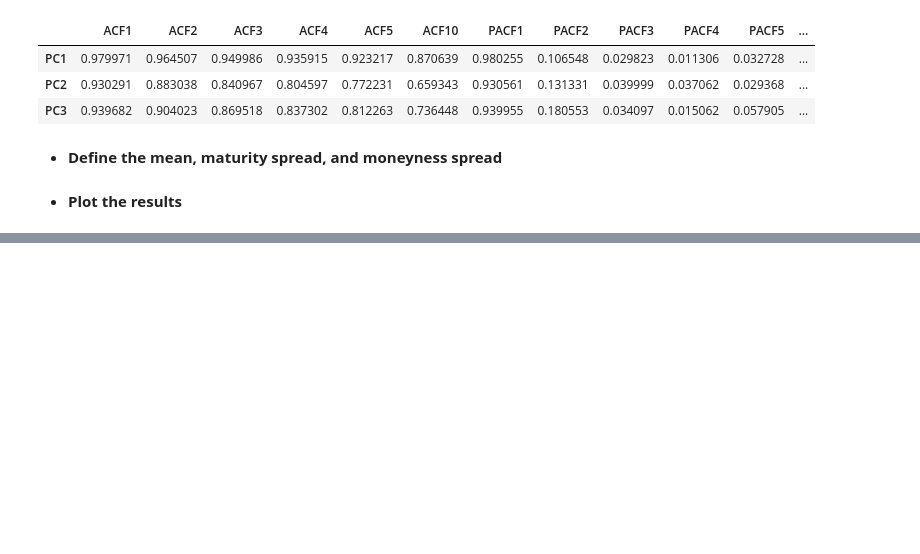
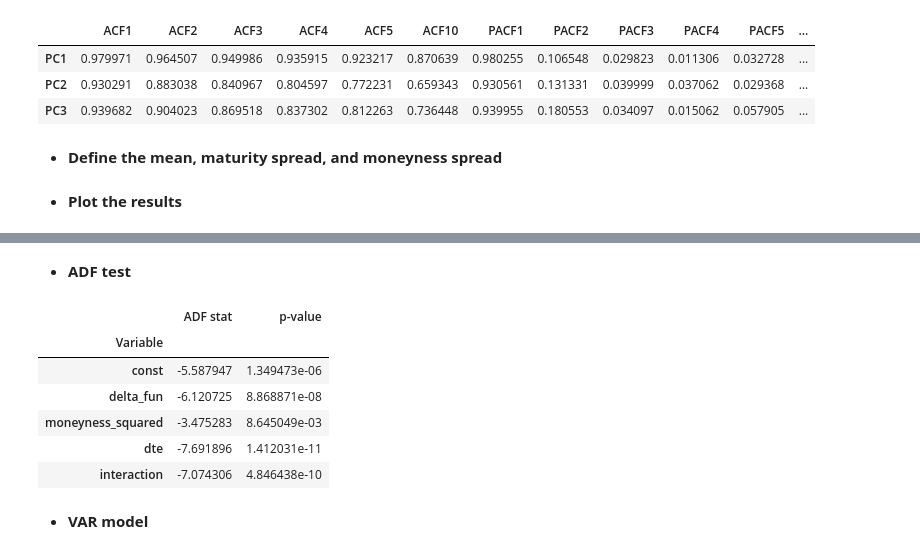
Before and after one commit to euanbronsky8/Thesis, a Jupyter notebook: 2. Prelim. Analysis.ipynb, the cells around one changed output, grey strips where cells are left out. Saved outputs shown, nothing was run; the diff lists cells and outputs as text; code cells hidden in the pictures; blank space fills up the shorter version.

```diff
--- a/2. Prelim. Analysis.ipynb
+++ b/2. Prelim. Analysis.ipynb
@@ -398,0 +449,49 @@ plt.show()
+# %%
+# Set up plotting environment
+fig = plt.figure(figsize = (15, 8))
+
+# Create lists
+colors = ['red', 'orange', 'green', 'red', 'blue']
+linetype = ['-', ':', ':', ':', ':']
+leg = ['Constant', 'Moneyness', f'Moneyness$^2$', 'Maturity', 'Interaction']
+
+# Loop over columns
+for col, color, linetyp, le in zip(betas_scale.columns, colors, linetype, leg):
+    plt.plot(betas_scale[col], label=le, color=color, linestyle = linetyp, linewidth = 0.8)
+
+# Plot the results
+plt.xlabel('Date', fontsize=14)
+plt.ylabel('Betas', fontsize=14)
+plt.title('Plot of static coefficients over time', fontsize=16)
+plt.legend(fontsize=12)
+plt.grid(True, alpha=0.5)
+plt.tight_layout()
+plt.savefig("/Users/euanbronsky/Downloads/betas.pdf", bbox_inches='tight')
+plt.show()
+# %% [markdown]
+- **ADF test**
+# %%
+adf_res = []
+
+# Compute ADF test for each coefficient
+for col in betas.columns:
+    result_adf = adfuller(betas[col])
+    adf_res.append({
+        'Variable': col,
+        'ADF stat': result_adf[0],
+        'p-value': result_adf[1]
+    })
+
+# Store results in dataframe
+adf_df = pd.DataFrame(adf_res).set_index('Variable')
+adf_df
+# %% [output]
+|  | ADF stat | p-value |
+| Variable |  |  |
+| const | -5.587947 | 1.349473e-06 |
+| delta_fun | -6.120725 | 8.868871e-08 |
+| moneyness_squared | -3.475283 | 8.645049e-03 |
+| dte | -7.691896 | 1.412031e-11 |
+| interaction | -7.074306 | 4.846438e-10 |
+# %% [markdown]
+- **VAR model**
```
Also changed, not shown: parts of 10 cells of this notebook.
